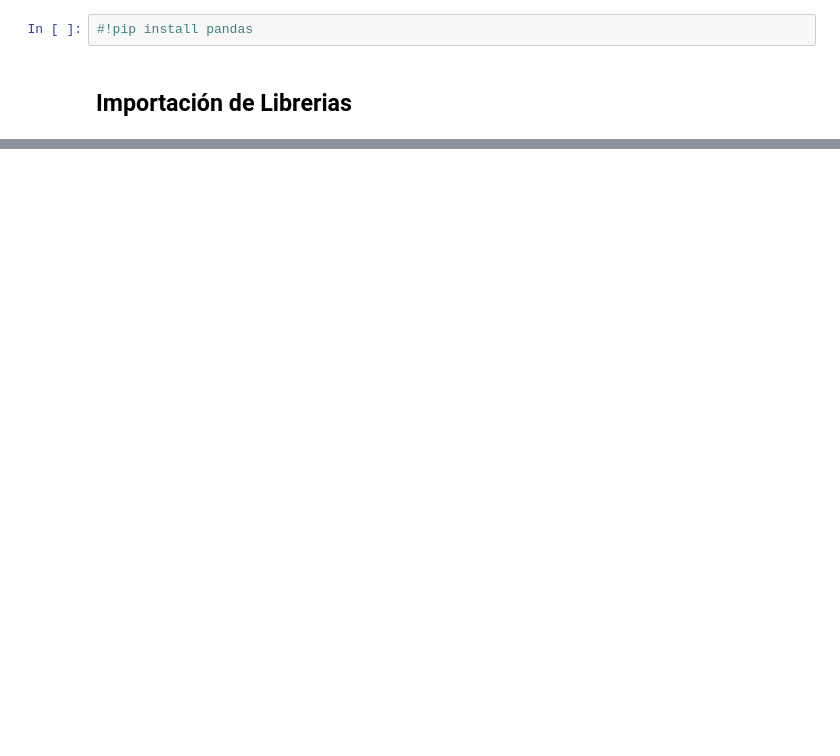
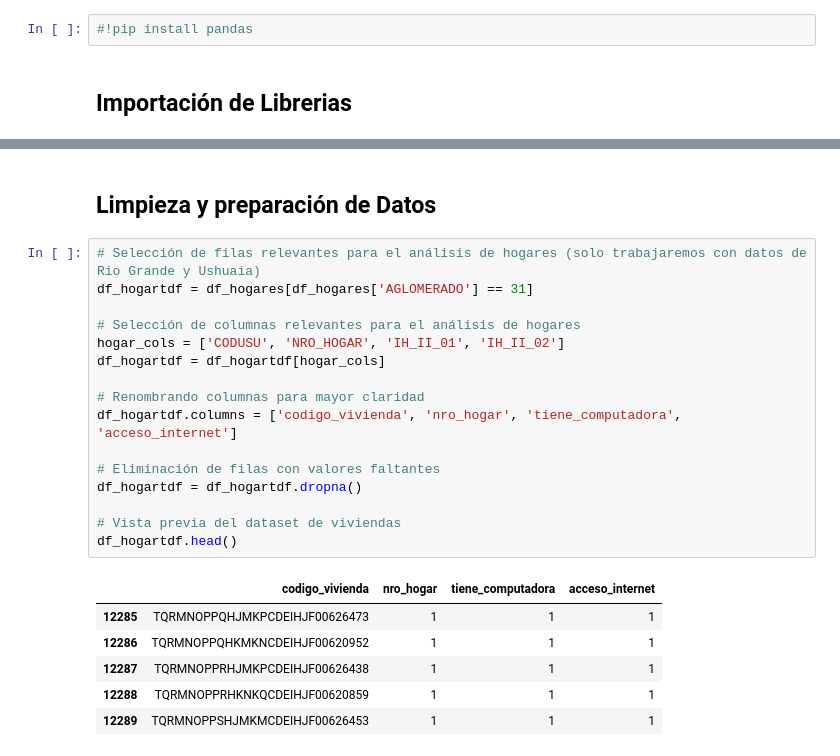
Before and after one commit to ziodoxe/acceso_a_internet, a Jupyter notebook: notebooks/acceso_a_internet copy.ipynb, the cells around one changed output, grey strips where cells are left out. Cells and saved outputs as stored; diff of their text form; blank space fills up the shorter version.

```diff
--- a/notebooks/acceso_a_internet copy.ipynb
+++ b/notebooks/acceso_a_internet copy.ipynb
@@ -227,0 +59,25 @@ df_pertdf.to_excel("../data/processed/EPH_usu_hogar_tic_t418_V1.xlsx")
+# %% [markdown]
+## Limpieza y preparación de Datos
+# %%
+# Selección de filas relevantes para el análisis de hogares (solo trabajaremos con datos de Rio Grande y Ushuaia)
+df_hogartdf = df_hogares[df_hogares['AGLOMERADO'] == 31]
+
+# Selección de columnas relevantes para el análisis de hogares
+hogar_cols = ['CODUSU', 'NRO_HOGAR', 'IH_II_01', 'IH_II_02']
+df_hogartdf = df_hogartdf[hogar_cols]
+
+# Renombrando columnas para mayor claridad
+df_hogartdf.columns = ['codigo_vivienda', 'nro_hogar', 'tiene_computadora', 'acceso_internet']
+
+# Eliminación de filas con valores faltantes
+df_hogartdf = df_hogartdf.dropna()
+
+# Vista previa del dataset de viviendas
+df_hogartdf.head()
+# %% [output]
+|  | codigo_vivienda | nro_hogar | tiene_computadora | acceso_internet |
+| 12285 | TQRMNOPPQHJMKPCDEIHJF00626473 | 1 | 1 | 1 |
+| 12286 | TQRMNOPPQHKMKNCDEIHJF00620952 | 1 | 1 | 1 |
+| 12287 | TQRMNOPPRHJMKPCDEIHJF00626438 | 1 | 1 | 1 |
+| 12288 | TQRMNOPPRHKNKQCDEIHJF00620859 | 1 | 1 | 1 |
+| 12289 | TQRMNOPPSHJMKMCDEIHJF00626453 | 1 | 1 | 1 |
```
Also changed, not shown: parts of 50 cells of this notebook.
